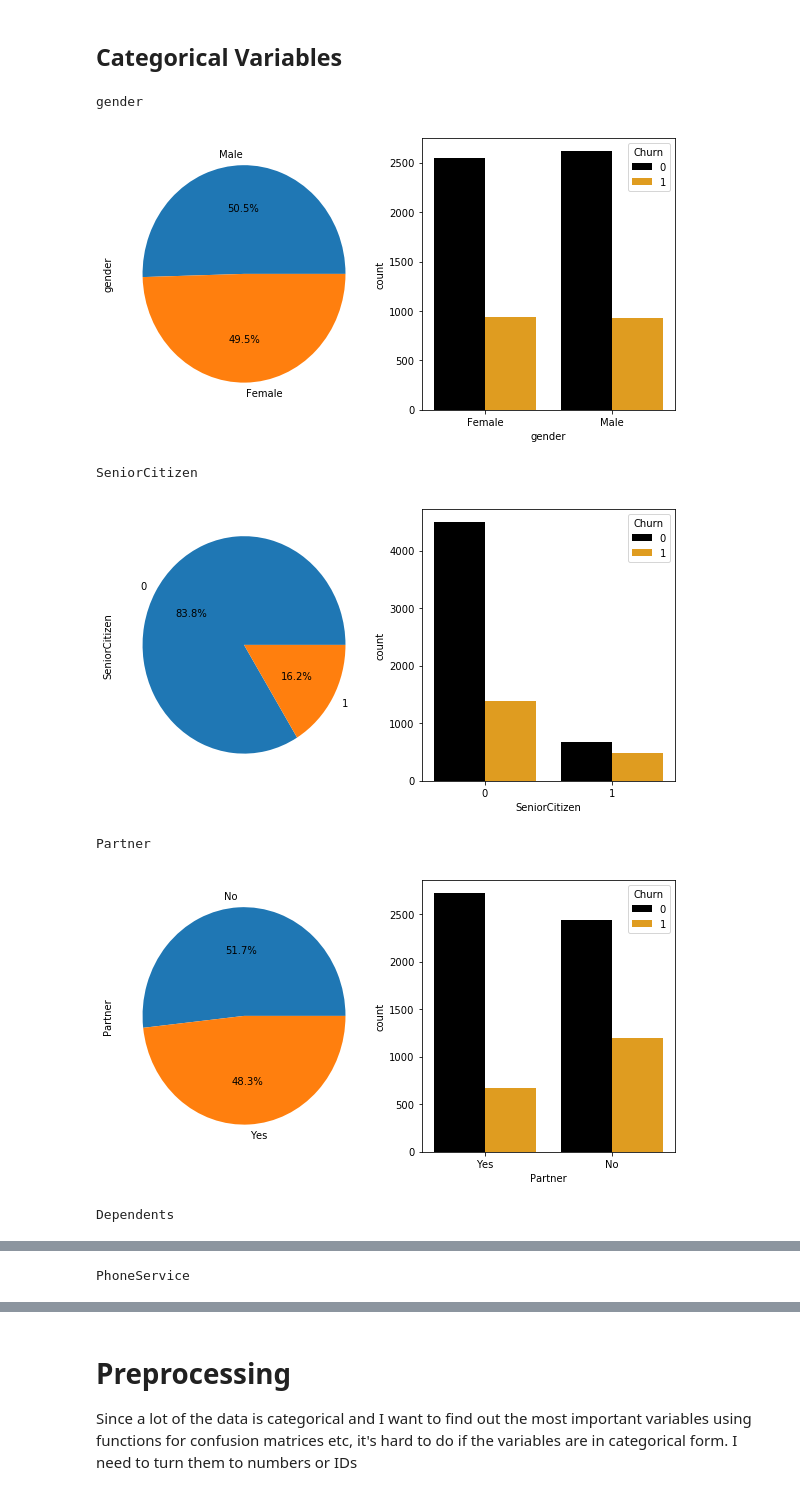
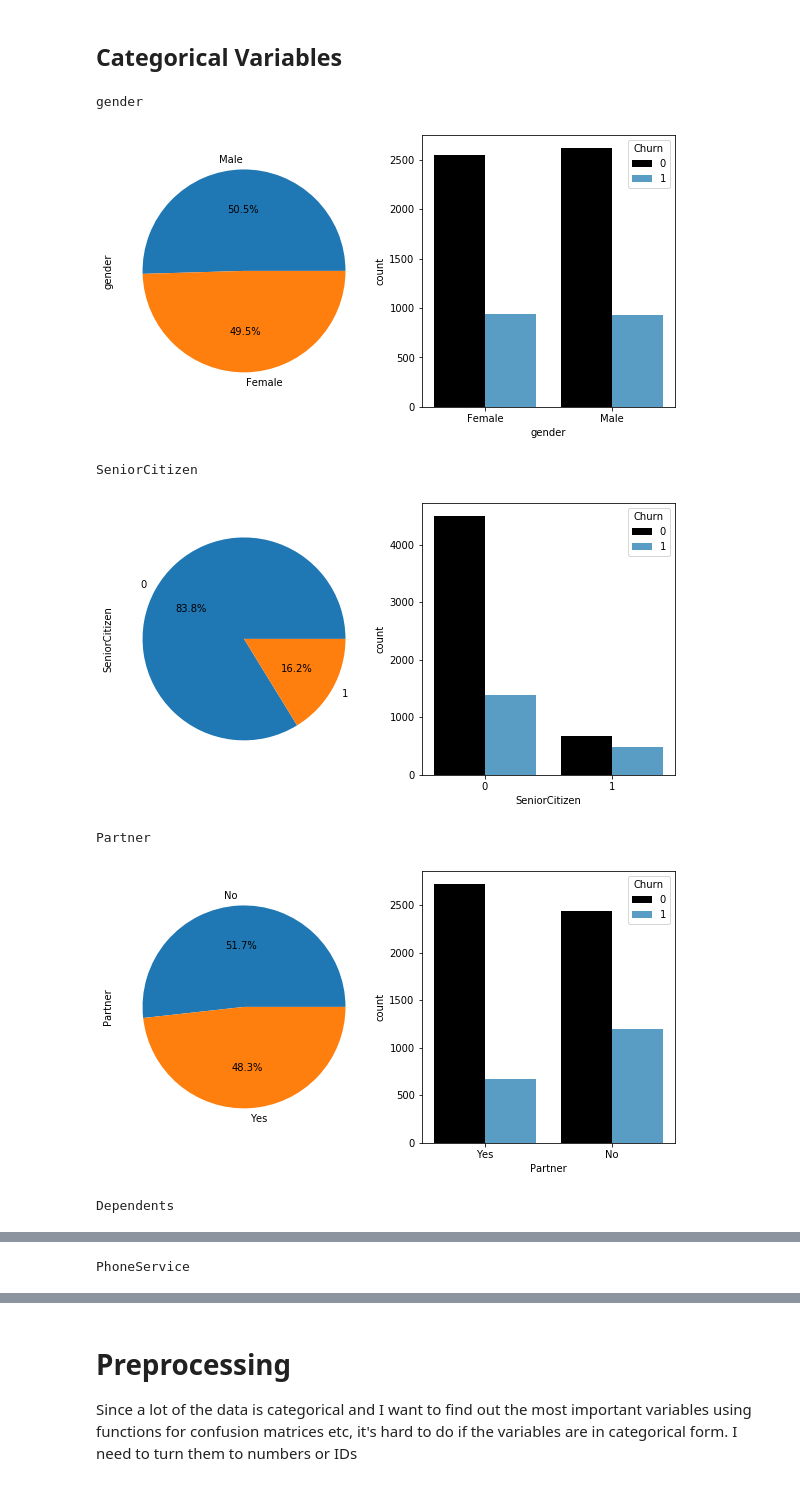
Before and after one commit to Usamahk/telco_analysis, a Jupyter notebook: DnD.ipynb, the cells around one changed output, grey strips where cells are left out. Saved outputs shown, nothing was run; the diff lists cells and outputs as text; code cells hidden in the pictures.

```diff
--- a/DnD.ipynb
+++ b/DnD.ipynb
@@ -92,7 +115,7 @@ def cat_plot(df, feature_name, target_name, palettemap):
     plt.show()
 
 # Setting colour palette for use
-survival_palette = {0: "black", 1: "orange"} # Color map for visualization
+churn_palette = {0: "black", 1: "#47a2d6"} # Color map for visualization
 # %% [markdown]
 Since there are many variables in the dataset, want to look at the relationships between the different variables - categorical and continuous - with churn
 
@@ -128,7 +151,7 @@ df_colnames_cont = df_colnames.loc[[5,18,19]].values
 # %%
 for lbl in df_colnames_cont:
     df = telco_df[[lbl[0],'Churn']]
-    cont_plot(df, lbl[0], 'Churn', survival_palette, [1,0], range(0,100,10))
+    cont_plot(df, lbl[0], 'Churn', churn_palette, [1,0], range(0,100,10))
 # %% [output]
 A value is trying to be set on a copy of a slice from a DataFrame.
 Try using .loc[row_indexer,col_indexer] = value instead
@@ -143,13 +166,13 @@ See the caveats in the documentation: http://pandas.pydata.org/pandas-docs/stabl
 # %%
 for lbl in df_colnames_cat:
     df = telco_df[[lbl[0],'Churn']]
     print(lbl[0])
-    cat_plot(df,lbl[0],'Churn',survival_palette)
+    cat_plot(df,lbl[0],'Churn',churn_palette)
 # %% [output]
 gender
-[figure, old version]
+[figure, new version]
 SeniorCitizen
-[figure, old version]
+[figure, new version]
 Partner
-[figure, old version]
+[figure, new version]
 Dependents
```
Also changed, not shown: parts of 42 cells of this notebook.
